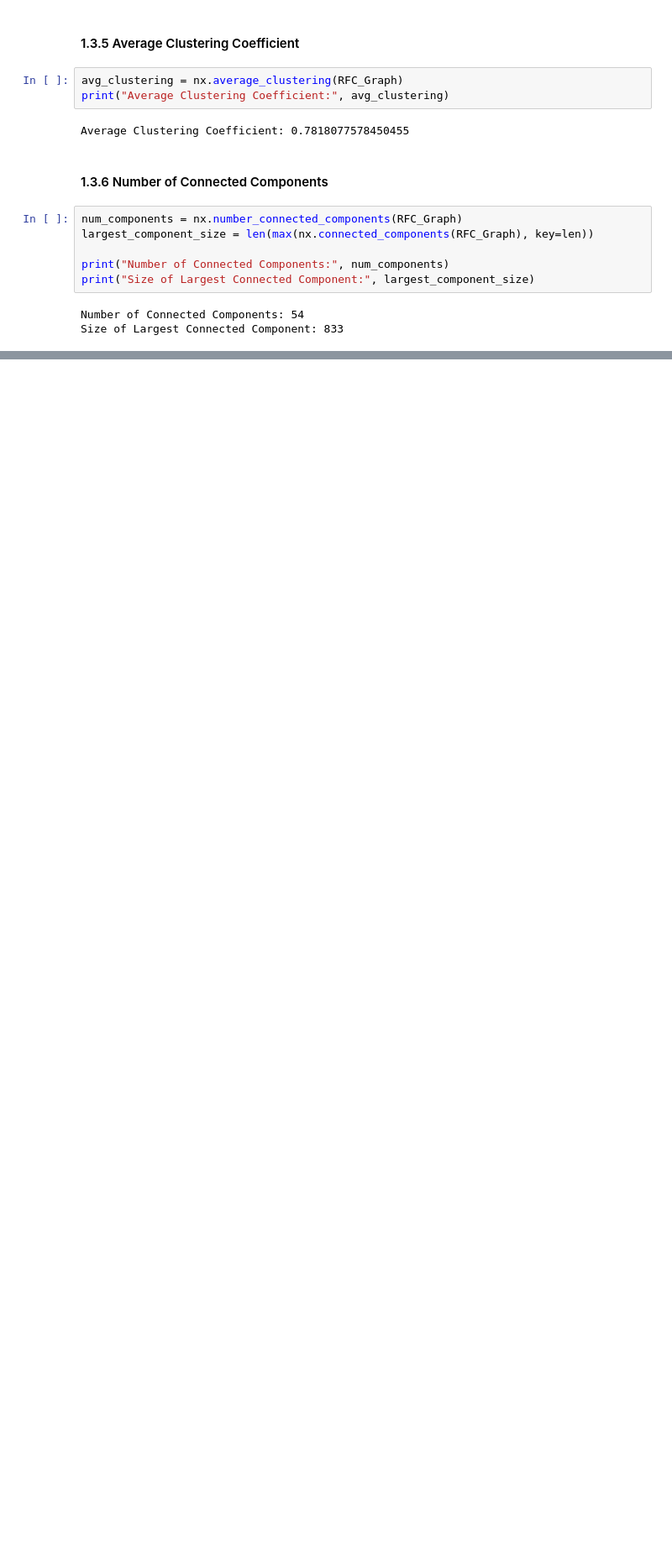
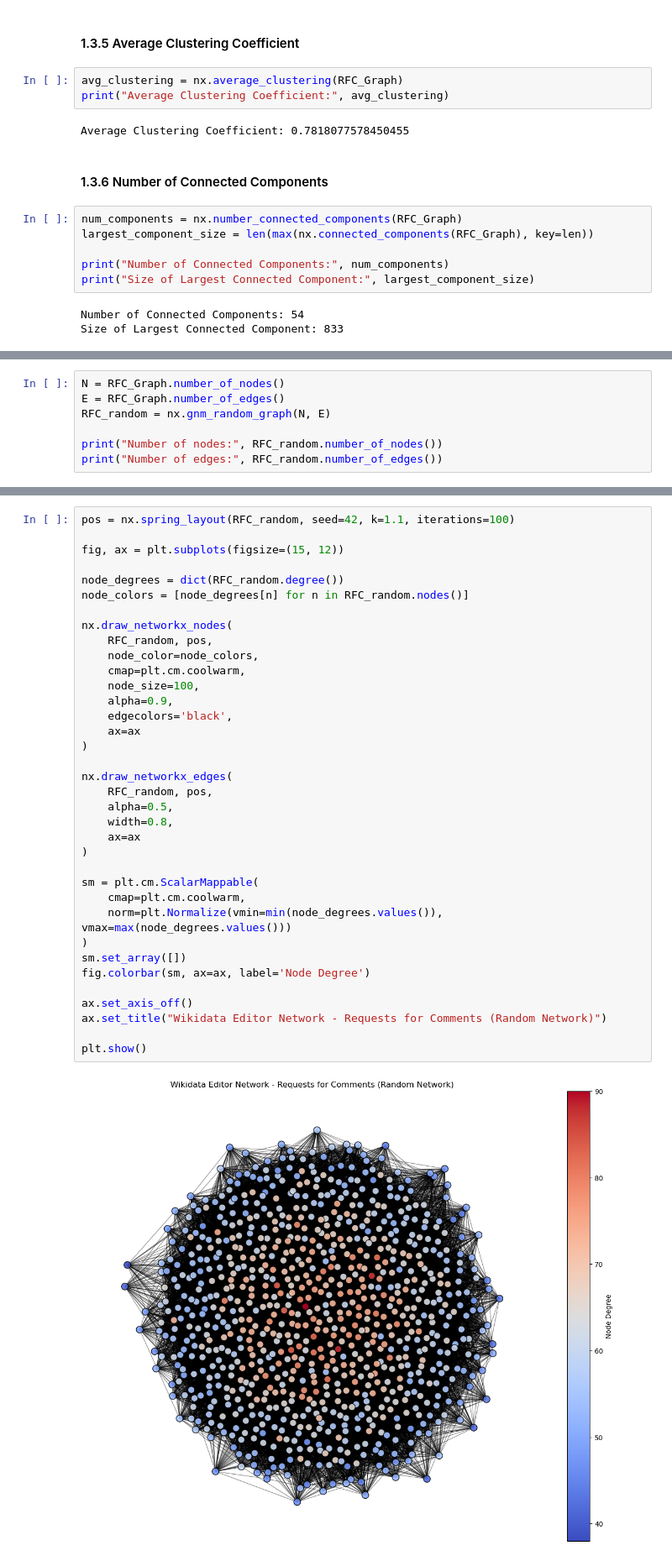
Before and after one commit to mak1821/Network-Data-Analysis---Coursework, a Jupyter notebook: Part1.ipynb, the cells around one changed output, grey strips where cells are left out. Shown at 84% size. Drawn from its saved outputs; the diff is of its cells as text; blank space fills up the shorter version.

Commit message:
Added Code for Random Network - RFC

```diff
--- a/Part1.ipynb
+++ b/Part1.ipynb
@@ -123,0 +134,7 @@ Size of Largest Connected Component: 833
+# %%
+N = RFC_Graph.number_of_nodes()
+E = RFC_Graph.number_of_edges()
+RFC_random = nx.gnm_random_graph(N, E)
+
+print("Number of nodes:", RFC_random.number_of_nodes())
+print("Number of edges:", RFC_random.number_of_edges())
@@ -123,0 +146,38 @@ Size of Largest Connected Component: 833
+# %%
+pos = nx.spring_layout(RFC_random, seed=42, k=1.1, iterations=100)
+
+fig, ax = plt.subplots(figsize=(15, 12))
+
+node_degrees = dict(RFC_random.degree())
+node_colors = [node_degrees[n] for n in RFC_random.nodes()]
+
+nx.draw_networkx_nodes(
+    RFC_random, pos,
+    node_color=node_colors,
+    cmap=plt.cm.coolwarm,
+    node_size=100,
+    alpha=0.9,
+    edgecolors='black',
+    ax=ax
+)
+
+nx.draw_networkx_edges(
+    RFC_random, pos,
+    alpha=0.5,
+    width=0.8,
+    ax=ax
+)
+
+sm = plt.cm.ScalarMappable(
+    cmap=plt.cm.coolwarm,
+    norm=plt.Normalize(vmin=min(node_degrees.values()), vmax=max(node_degrees.values()))
+)
+sm.set_array([])
+fig.colorbar(sm, ax=ax, label='Node Degree')
+
+ax.set_axis_off()
+ax.set_title("Wikidata Editor Network - Requests for Comments (Random Network)")
+
+plt.show()
+# %% [output]
+[figure, added]
```
Also changed, not shown: parts of 17 cells of this notebook.
